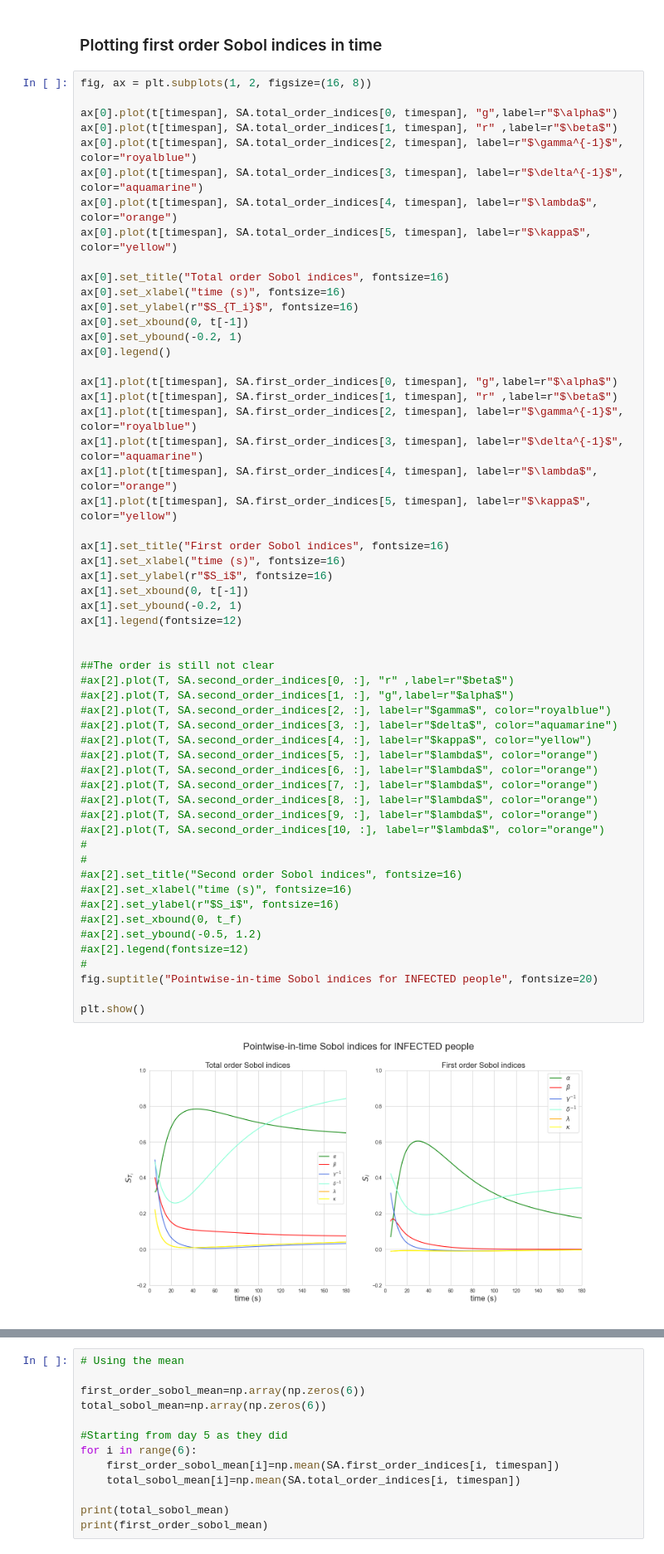
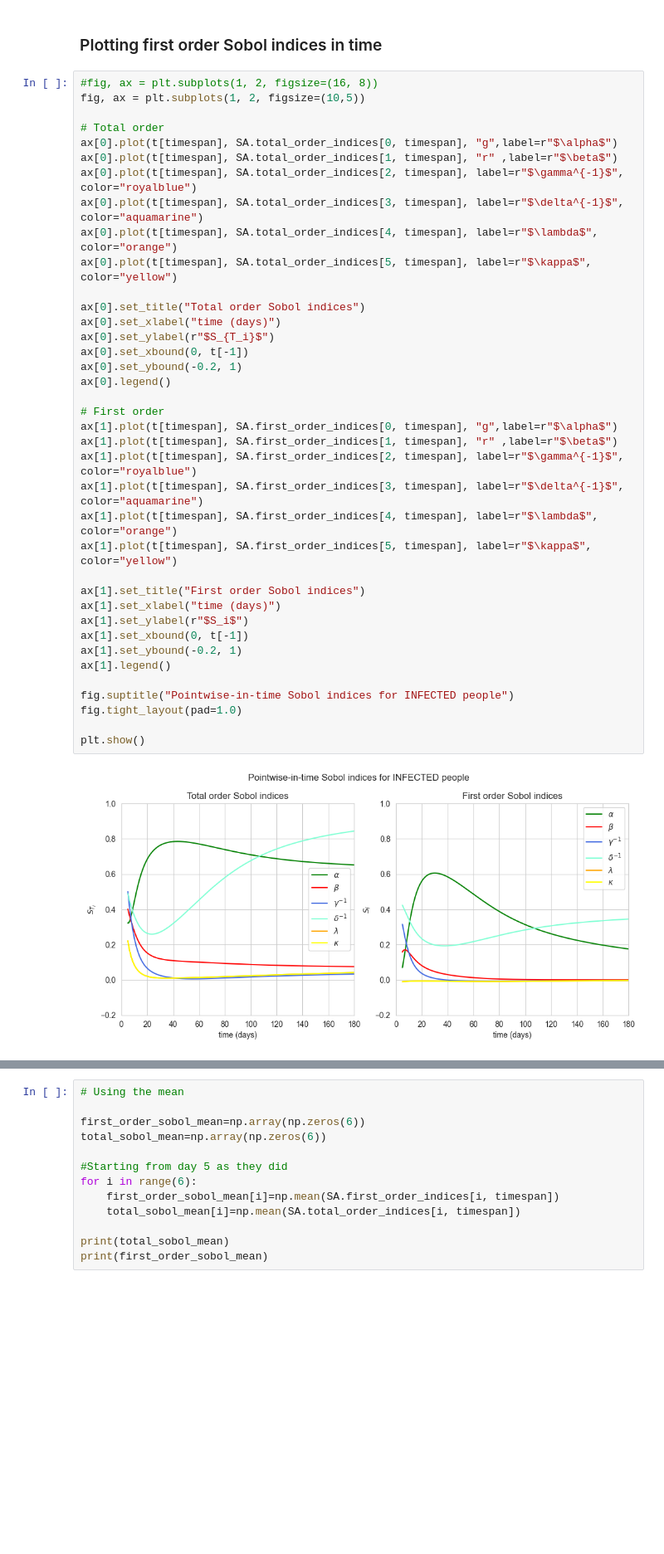
Before and after one commit to teobucci/computational-statistics, a Jupyter notebook: 04_SIR.ipynb, the cells around one changed output, grey strips where cells are left out. Shown: that part at 83% size. Drawn from its saved outputs; the diff is of its cells as text; blank space fills up the shorter version.

```diff
--- a/04_SIR.ipynb
+++ b/04_SIR.ipynb
@@ -197,60 +198,42 @@ plt.show()
 # %% [markdown]
 ### Plotting first order Sobol indices in time
 # %%
-fig, ax = plt.subplots(1, 2, figsize=(16, 8))
+#fig, ax = plt.subplots(1, 2, figsize=(16, 8))
+fig, ax = plt.subplots(1, 2, figsize=(10,5))
 
+# Total order
 ax[0].plot(t[timespan], SA.total_order_indices[0, timespan], "g",label=r"$\alpha$")
 ax[0].plot(t[timespan], SA.total_order_indices[1, timespan], "r" ,label=r"$\beta$")
 ax[0].plot(t[timespan], SA.total_order_indices[2, timespan], label=r"$\gamma^{-1}$", color="royalblue")
 ax[0].plot(t[timespan], SA.total_order_indices[3, timespan], label=r"$\delta^{-1}$", color="aquamarine")
 ax[0].plot(t[timespan], SA.total_order_indices[4, timespan], label=r"$\lambda$", color="orange")
 ax[0].plot(t[timespan], SA.total_order_indices[5, timespan], label=r"$\kappa$", color="yellow")
 
-ax[0].set_title("Total order Sobol indices", fontsize=16)
-ax[0].set_xlabel("time (s)", fontsize=16)
-ax[0].set_ylabel(r"$S_{T_i}$", fontsize=16)
+ax[0].set_title("Total order Sobol indices")
+ax[0].set_xlabel("time (days)")
+ax[0].set_ylabel(r"$S_{T_i}$")
 ax[0].set_xbound(0, t[-1])
 ax[0].set_ybound(-0.2, 1)
 ax[0].legend()
 
+# First order
 ax[1].plot(t[timespan], SA.first_order_indices[0, timespan], "g",label=r"$\alpha$")
 ax[1].plot(t[timespan], SA.first_order_indices[1, timespan], "r" ,label=r"$\beta$")
 ax[1].plot(t[timespan], SA.first_order_indices[2, timespan], label=r"$\gamma^{-1}$", color="royalblue")
 ax[1].plot(t[timespan], SA.first_order_indices[3, timespan], label=r"$\delta^{-1}$", color="aquamarine")
 ax[1].plot(t[timespan], SA.first_order_indices[4, timespan], label=r"$\lambda$", color="orange")
 ax[1].plot(t[timespan], SA.first_order_indices[5, timespan], label=r"$\kappa$", color="yellow")
 
-ax[1].set_title("First order Sobol indices", fontsize=16)
-ax[1].set_xlabel("time (s)", fontsize=16)
-ax[1].set_ylabel(r"$S_i$", fontsize=16)
+ax[1].set_title("First order Sobol indices")
+ax[1].set_xlabel("time (days)")
+ax[1].set_ylabel(r"$S_i$")
 ax[1].set_xbound(0, t[-1])
 ax[1].set_ybound(-0.2, 1)
-ax[1].legend(fontsize=12)
+ax[1].legend()
 
-
-##The order is still not clear
-#ax[2].plot(T, SA.second_order_indices[0, :], "r" ,label=r"$beta$")
-#ax[2].plot(T, SA.second_order_indices[1, :], "g",label=r"$alpha$")
-#ax[2].plot(T, SA.second_order_indices[2, :], label=r"$gamma$", color="royalblue")
-#ax[2].plot(T, SA.second_order_indices[3, :], label=r"$delta$", color="aquamarine")
-#ax[2].plot(T, SA.second_order_indices[4, :], label=r"$kappa$", color="yellow")
-#ax[2].plot(T, SA.second_order_indices[5, :], label=r"$lambda$", color="orange")
-#ax[2].plot(T, SA.second_order_indices[6, :], label=r"$lambda$", color="orange")
-#ax[2].plot(T, SA.second_order_indices[7, :], label=r"$lambda$", color="orange")
-#ax[2].plot(T, SA.second_order_indices[8, :], label=r"$lambda$", color="orange")
-#ax[2].plot(T, SA.second_order_indices[9, :], label=r"$lambda$", color="orange")
-#ax[2].plot(T, SA.second_order_indices[10, :], label=r"$lambda$", color="orange")
-#
-#
-#ax[2].set_title("Second order Sobol indices", fontsize=16)
-#ax[2].set_xlabel("time (s)", fontsize=16)
-#ax[2].set_ylabel(r"$S_i$", fontsize=16)
-#ax[2].set_xbound(0, t_f)
-#ax[2].set_ybound(-0.5, 1.2)
-#ax[2].legend(fontsize=12)
-#
-fig.suptitle("Pointwise-in-time Sobol indices for INFECTED people", fontsize=20)
+fig.suptitle("Pointwise-in-time Sobol indices for INFECTED people")
+fig.tight_layout(pad=1.0)
 
 plt.show()
 # %% [output]
-[figure, old version]
+[figure, new version]
```
Also changed, not shown: parts of 5 cells of this notebook.
